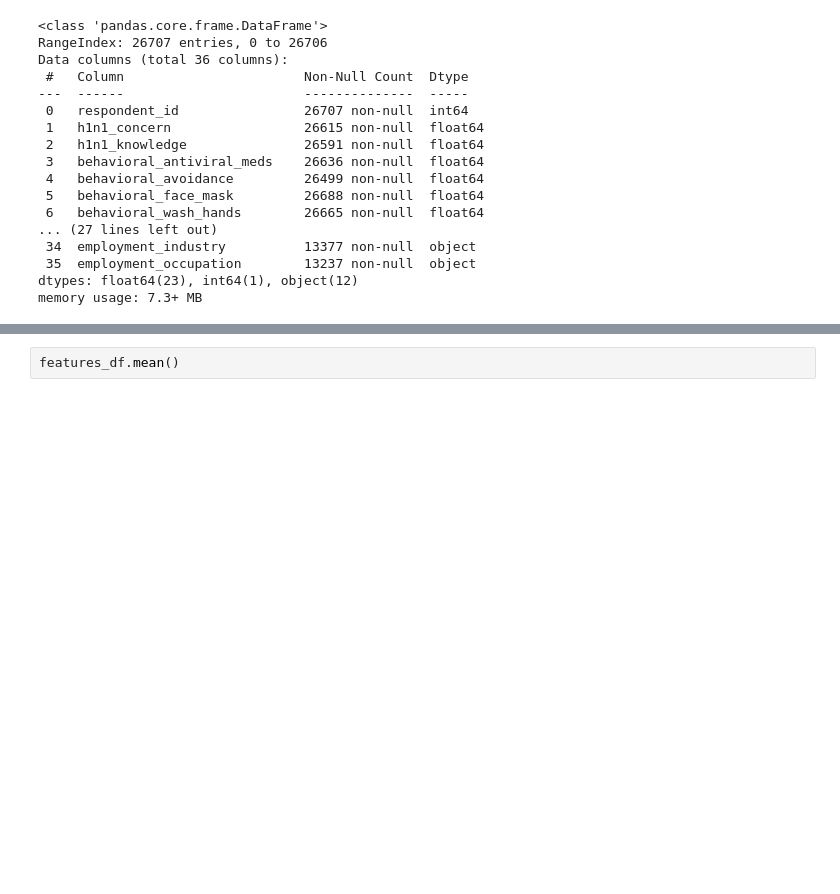
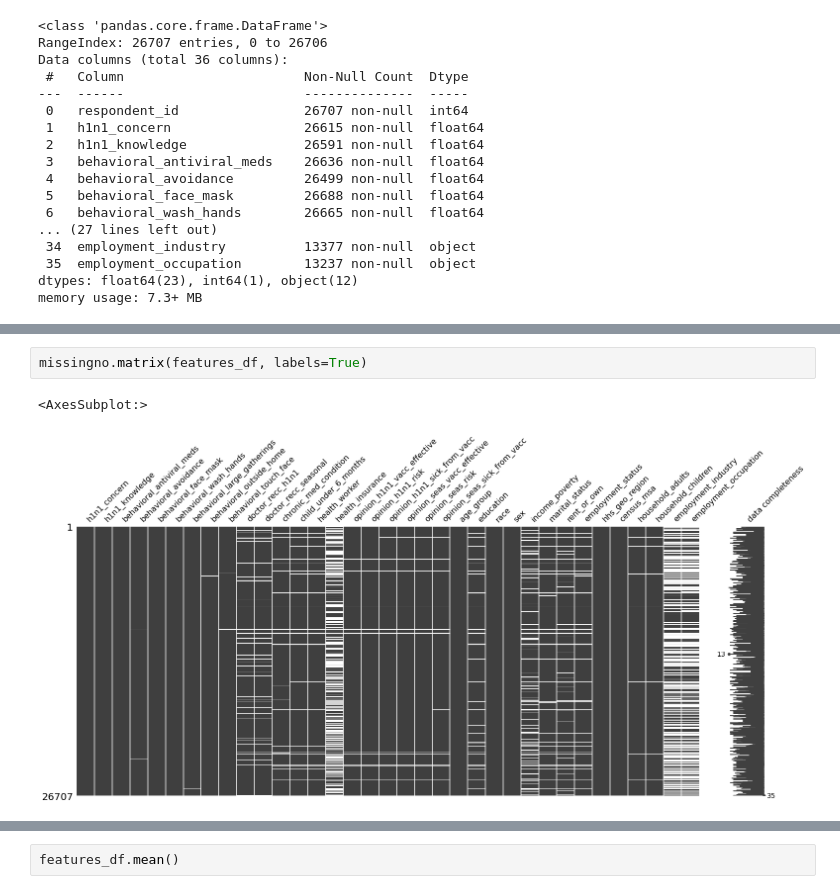
Before and after one commit to rcauvy/Flu_Shot_Learning, a Jupyter notebook: index.ipynb, the cells around one changed output, grey strips where cells are left out. Drawn from its saved outputs; the diff is of its cells as text; blank space fills up the shorter version.

```diff
--- a/index.ipynb
+++ b/index.ipynb
@@ -154,0 +206,5 @@ memory usage: 7.3+ MB
+# %%
+missingno.matrix(features_df, labels=True)
+# %% [output]
+<AxesSubplot:>
+[figure, added]
```
Also changed, not shown: parts of 63 cells of this notebook.
